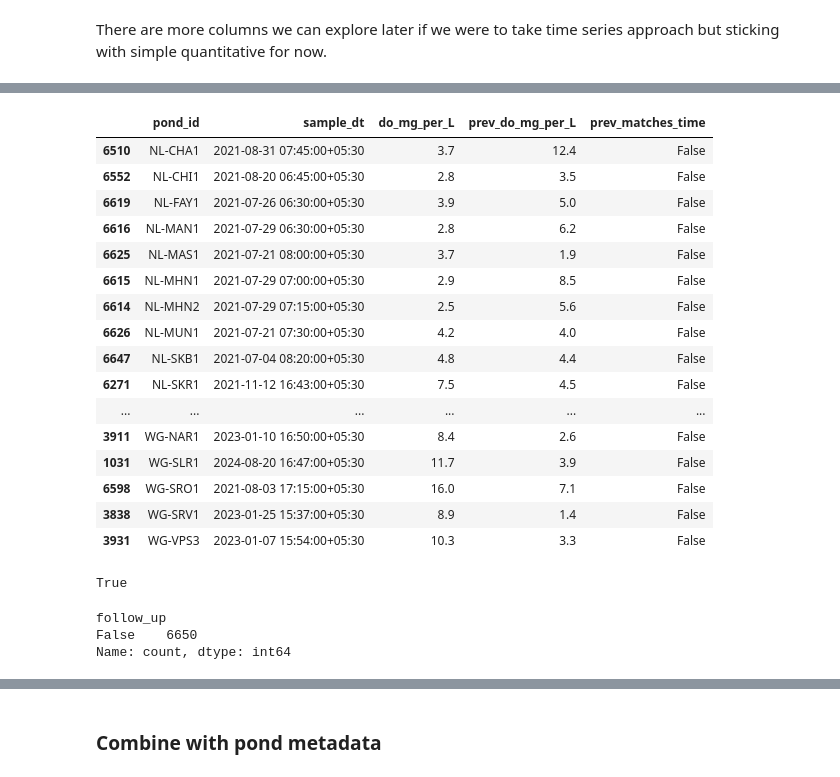
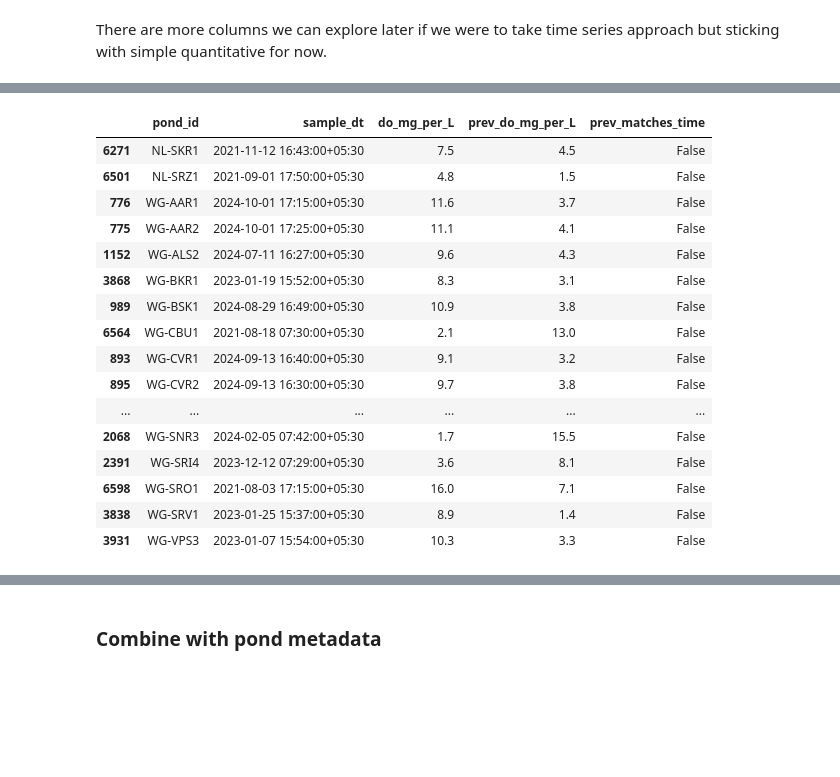
Before and after one commit to fish-welfare-initiative/fwi-predict, a Jupyter notebook: notebooks/23 clean_jun_2021_dec_2024_data.ipynb, the cells around one changed output, grey strips where cells are left out. Cells and saved outputs as stored; diff of their text form; code cells hidden in the pictures; blank space fills up the shorter version.

```diff
--- a/notebooks/23 clean_jun_2021_dec_2024_data.ipynb
+++ b/notebooks/23 clean_jun_2021_dec_2024_data.ipynb
@@ -53,0 +64,3 @@ Index(['sample_idx', 'date', 'sample_time', 'pond_id', 'farmer', 'time_of_day',
+# %%
+explore_ds['pond_status'].value_counts(dropna=False)
+explore_ds = explore_ds[explore_ds['pond_status'] == 'Treatment']
@@ -53,0 +110,6 @@ Index(['sample_idx', 'date', 'sample_time', 'pond_id', 'farmer', 'time_of_day',
+# %%
+# Remove if wereport to be taken at midnight
+midnight_time = explore_ds['sample_time'] == '00:00'
+explore_ds[midnight_time]
+print(len(explore_ds[midnight_time]))
+explore_ds = explore_ds[explore_ds['hour'] != 0]
@@ -73,9 +157,11 @@ Catla, Grass carp                        1
 Name: count, dtype: int64
 # %%
-raw['species_catla'] = raw['species'].str.contains('catla', case=False)
-raw['species_rohu'] = raw['species'].str.contains('rohu', case=False)
-raw['species_roopchand'] = raw['species'].str.contains('roopchand')
-raw['species_grass_carp'] = raw['species'].str.contains('grass carp', case=False)
-raw['species_pangasius'] = raw['species'].str.contains('pangasius', case=False)
-raw['species_whiteleg_shrimp'] = raw['species'].str.contains('whiteleg shrimp', case=False)
+explore_ds['species_catla'] = explore_ds['species'].str.contains('catla', case=False)
+explore_ds['species_rohu'] = explore_ds['species'].str.contains('rohu', case=False)
+explore_ds['species_roopchand'] = explore_ds['species'].str.contains('roopchand')
+explore_ds['species_grass_carp'] = explore_ds['species'].str.contains('grass carp', case=False)
+explore_ds['species_pangasius'] = explore_ds['species'].str.contains('pangasius', case=False)
+explore_ds['species_whiteleg_shrimp'] = explore_ds['species'].str.contains('whiteleg shrimp', case=False)
+
+explore_ds = explore_ds.drop(columns='species')
 # %%
@@ -172,17 +199,13 @@ raw['sample_dt'] = raw['sample_dt'].dt.tz_localize(TZ_STRING)
 # %%
-# Add hour column and sort by pond_id, date and hour
-raw['hour'] = raw['sample_dt'].dt.hour
-raw['morning'] = raw['hour'].between(3, 11)  # Morning measurements typically 3-11am
-raw = raw.sort_values(['pond_id', 'sample_dt'])
-
 # Get previous measurement values from different day
 prev_cols = ['sample_dt', 'do_mg_per_L', 'ph', 'turbidity_cm', 'ammonia_mg_per_L',
-             'water_color', 'individuals_air_gulping', 'individuals_tail_splashing',
-             'dead_fish', 'feed_amount_kg', 'stocking_density_per_acre', 'species',
-             'weight', 'morning']
+             'individuals_air_gulping', 'individuals_tail_splashing',
+             'dead_fish', 'feed_amount_kg', 'stocking_density_per_acre', 'weight']
+
+prev_cols = prev_cols + explore_ds.columns[explore_ds.columns.str.contains('species_')].tolist()
 
 # Create a date column without time
-raw['date_only'] = raw['sample_dt'].dt.date
+explore_ds['date_only'] = explore_ds['sample_dt'].dt.date
 
 # Function to get previous values from different day
 def get_prev_values(group):
@@ -235,29 +258,29 @@ def get_prev_values(group):
     return group
 
 # Apply function by pond
-raw = raw.groupby('pond_id', group_keys=False).apply(get_prev_values)
+explore_ds = explore_ds.groupby('pond_id', group_keys=False).apply(get_prev_values)
 
 # Calculate days between measurements
-raw['days_since_prev'] = (raw['sample_dt'] - raw['prev_sample_dt']).dt.days
+explore_ds['days_since_prev'] = (explore_ds['sample_dt'] - explore_ds['prev_sample_dt']).dt.days
 # %%
-raw = raw.sort_values(['pond_id', 'sample_dt'])
+explore_ds = explore_ds.sort_values(['pond_id', 'sample_dt'])
 inspect_cols = ['pond_id', 'sample_dt', 'do_mg_per_L', 'prev_do_mg_per_L', 'prev_matches_time']
-raw.loc[raw['prev_matches_time'] == False, inspect_cols]
+explore_ds.loc[explore_ds['prev_matches_time'] == False, inspect_cols]
 # %% [output]
 |  | pond_id | sample_dt | do_mg_per_L | prev_do_mg_per_L | prev_matches_time |
-| 6510 | NL-CHA1 | 2021-08-31 07:45:00+05:30 | 3.7 | 12.4 | False |
-| 6552 | NL-CHI1 | 2021-08-20 06:45:00+05:30 | 2.8 | 3.5 | False |
-| 6619 | NL-FAY1 | 2021-07-26 06:30:00+05:30 | 3.9 | 5.0 | False |
-| 6616 | NL-MAN1 | 2021-07-29 06:30:00+05:30 | 2.8 | 6.2 | False |
-| 6625 | NL-MAS1 | 2021-07-21 08:00:00+05:30 | 3.7 | 1.9 | False |
-| 6615 | NL-MHN1 | 2021-07-29 07:00:00+05:30 | 2.9 | 8.5 | False |
-| 6614 | NL-MHN2 | 2021-07-29 07:15:00+05:30 | 2.5 | 5.6 | False |
-| 6626 | NL-MUN1 | 2021-07-21 07:30:00+05:30 | 4.2 | 4.0 | False |
-| 6647 | NL-SKB1 | 2021-07-04 08:20:00+05:30 | 4.8 | 4.4 | False |
 | 6271 | NL-SKR1 | 2021-11-12 16:43:00+05:30 | 7.5 | 4.5 | False |
+| 6501 | NL-SRZ1 | 2021-09-01 17:50:00+05:30 | 4.8 | 1.5 | False |
+| 776 | WG-AAR1 | 2024-10-01 17:15:00+05:30 | 11.6 | 3.7 | False |
+| 775 | WG-AAR2 | 2024-10-01 17:25:00+05:30 | 11.1 | 4.1 | False |
+| 1152 | WG-ALS2 | 2024-07-11 16:27:00+05:30 | 9.6 | 4.3 | False |
+| 3868 | WG-BKR1 | 2023-01-19 15:52:00+05:30 | 8.3 | 3.1 | False |
+| 989 | WG-BSK1 | 2024-08-29 16:49:00+05:30 | 10.9 | 3.8 | False |
+| 6564 | WG-CBU1 | 2021-08-18 07:30:00+05:30 | 2.1 | 13.0 | False |
+| 893 | WG-CVR1 | 2024-09-13 16:40:00+05:30 | 9.1 | 3.2 | False |
+| 895 | WG-CVR2 | 2024-09-13 16:30:00+05:30 | 9.7 | 3.8 | False |
 | ... | ... | ... | ... | ... | ... |
-| 3911 | WG-NAR1 | 2023-01-10 16:50:00+05:30 | 8.4 | 2.6 | False |
-| 1031 | WG-SLR1 | 2024-08-20 16:47:00+05:30 | 11.7 | 3.9 | False |
+| 2068 | WG-SNR3 | 2024-02-05 07:42:00+05:30 | 1.7 | 15.5 | False |
+| 2391 | WG-SRI4 | 2023-12-12 07:29:00+05:30 | 3.6 | 8.1 | False |
 | 6598 | WG-SRO1 | 2021-08-03 17:15:00+05:30 | 16.0 | 7.1 | False |
 | 3838 | WG-SRV1 | 2023-01-25 15:37:00+05:30 | 8.9 | 1.4 | False |
 | 3931 | WG-VPS3 | 2023-01-07 15:54:00+05:30 | 10.3 | 3.3 | False |
@@ -272,12 +286,0 @@ explore_ds = raw[keep_cols].copy()
-# %%
-len(explore_ds['sample_idx'].unique()) == len(explore_ds) # Check serial numbers are unique
-# %% [output]
-True
-# %%
-explore_ds['follow_up'] = explore_ds['is_follow_up'].map(lambda s: False if s == 'No' else True)
-explore_ds = explore_ds.drop(columns='is_follow_up')
-explore_ds['follow_up'].value_counts(dropna=False)
-# %% [output]
-follow_up
-False    6650
-Name: count, dtype: int64
```
Also changed, not shown: parts of 60 cells of this notebook, 11 other files.
